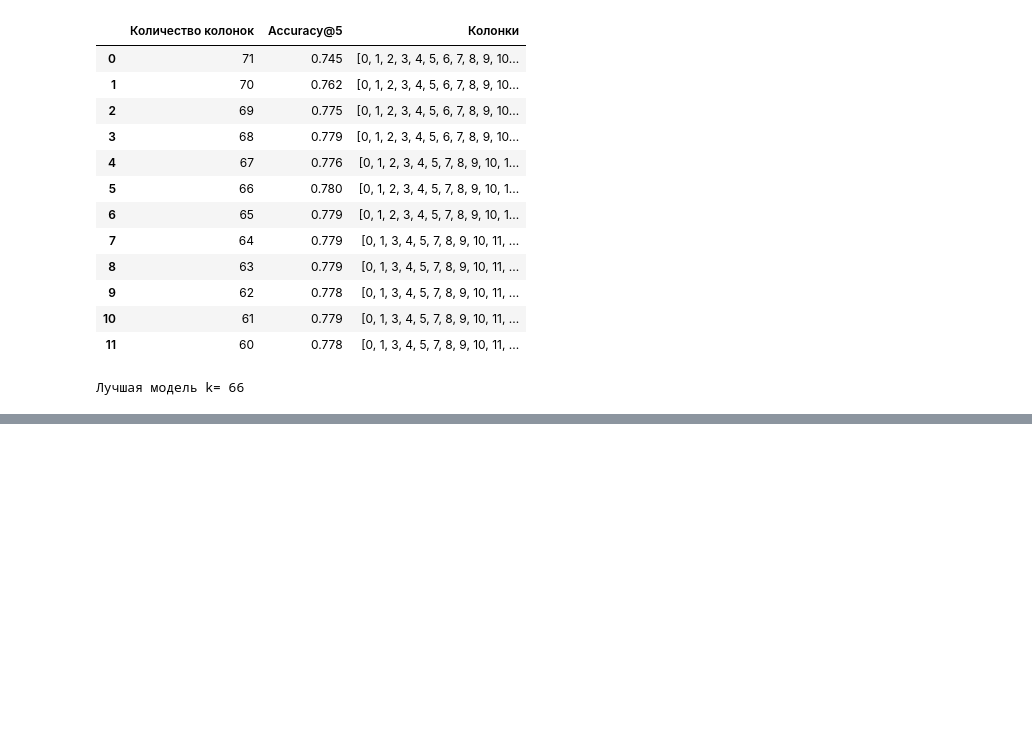
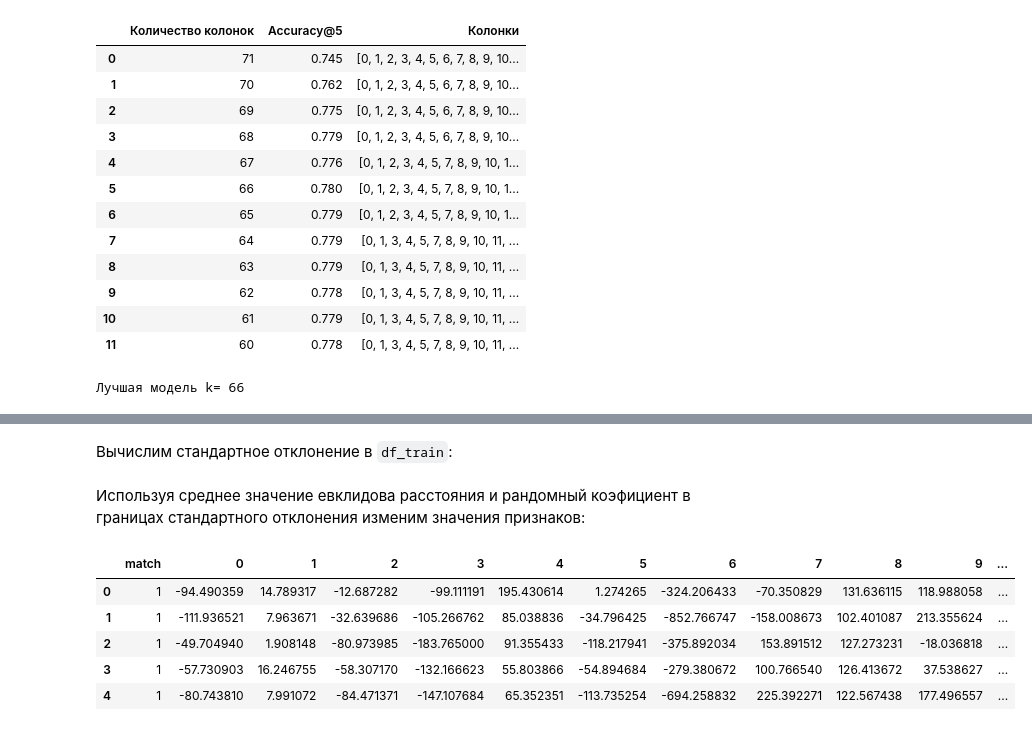
Before and after one commit to 9yx/matching, a Jupyter notebook: matching.ipynb, the cells around one changed output, grey strips where cells are left out. Cells and saved outputs as stored; diff of their text form; code cells hidden in the pictures; blank space fills up the shorter version.

```diff
--- a/matching.ipynb
+++ b/matching.ipynb
@@ -482,0 +498,12 @@ print("Лучшая модель k=", len(features_names))
+# %%
+results_base = []
+
+for i in df_base.index.to_list():
+    real_row = {
+        "index_in_train": i,
+        "index_in_base": i,
+        "match": 1
+    }
+    results_base.append(real_row)
+result_base_df = pd.DataFrame(results_base)
+display(result_base_df.head(5))
@@ -505,9 +538,24 @@ print("Лучшая модель k=", len(features_names))
+# %% [markdown]
+Вычислим стандартное отклонение в `df_train`:
+# %%
+df_train_std_dev = df_train.std()
+# %% [markdown]
+Используя среднее значение евклидова расстояния и рандомный коэфициент в границах стандартного отклонения изменим значения признаков:
 # %%
-# joined_rows0_1 = df_base.loc[result_base_df['index_in_base']].add(mean_distances_df.iloc[0])
-# random_offsets = pd.DataFrame(np.random.randn(*joined_rows0_1.shape) * df_train_std_dev.values, columns=joined_rows0_1.columns, index=joined_rows0_1.index)
-# joined_rows0_1 = joined_rows0_1 + random_offsets
-#
-# joined_rows0_2 = df_base.loc[result_base_df['index_in_base']]
-# result_base_merged = result_base_df.join(joined_rows0_1.reset_index(drop=True), rsuffix="train")
-# result_base_merged = result_base_merged.join(joined_rows0_2.reset_index(drop=True), rsuffix="base")
-# result_base_merged = result_base_merged.drop(['index_in_train', 'index_in_base'], axis=1)
+# изменим значения из df_base
+joined_rows0_1 = df_base.loc[result_base_df['index_in_base']].add(mean_distances_df.iloc[0])
+random_offsets = pd.DataFrame(np.random.randn(*joined_rows0_1.shape) * df_train_std_dev.values, columns=joined_rows0_1.columns, index=joined_rows0_1.index)
+joined_rows0_1 = joined_rows0_1 + random_offsets
+# оставим значения из df_base
+joined_rows0_2 = df_base.loc[result_base_df['index_in_base']]
+result_base_merged = result_base_df.join(joined_rows0_1.reset_index(drop=True), rsuffix="train")
+result_base_merged = result_base_merged.join(joined_rows0_2.reset_index(drop=True), rsuffix="base")
+result_base_merged = result_base_merged.drop(['index_in_train', 'index_in_base'], axis=1)
+result_base_merged.head()
+# %% [output]
+|  | match | 0 | 1 | 2 | 3 | 4 | 5 | 6 | 7 | 8 | 9 | ... |
+| 0 | 1 | -94.490359 | 14.789317 | -12.687282 | -99.111191 | 195.430614 | 1.274265 | -324.206433 | -70.350829 | 131.636115 | 118.988058 | ... |
+| 1 | 1 | -111.936521 | 7.963671 | -32.639686 | -105.266762 | 85.038836 | -34.796425 | -852.766747 | -158.008673 | 102.401087 | 213.355624 | ... |
+| 2 | 1 | -49.704940 | 1.908148 | -80.973985 | -183.765000 | 91.355433 | -118.217941 | -375.892034 | 153.891512 | 127.273231 | -18.036818 | ... |
+| 3 | 1 | -57.730903 | 16.246755 | -58.307170 | -132.166623 | 55.803866 | -54.894684 | -279.380672 | 100.766540 | 126.413672 | 37.538627 | ... |
+| 4 | 1 | -80.743810 | 7.991072 | -84.471371 | -147.107684 | 65.352351 | -113.735254 | -694.258832 | 225.392271 | 122.567438 | 177.496557 | ... |
```
Also changed, not shown: parts of 40 cells of this notebook.
